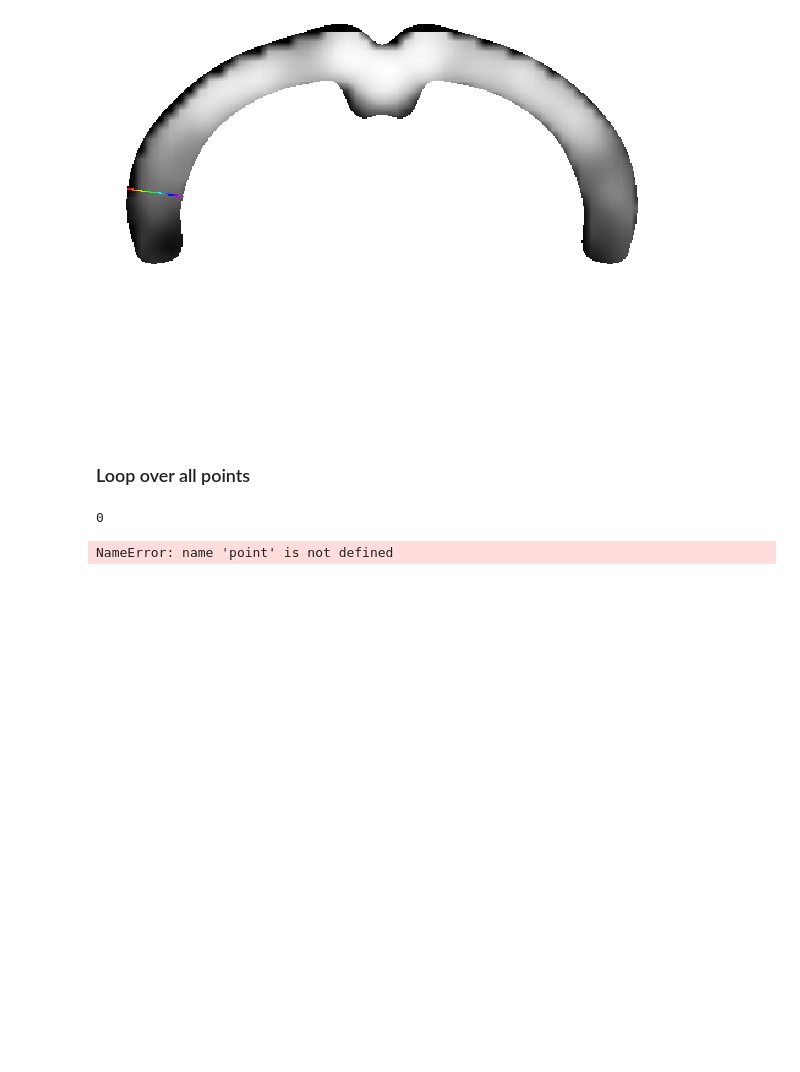
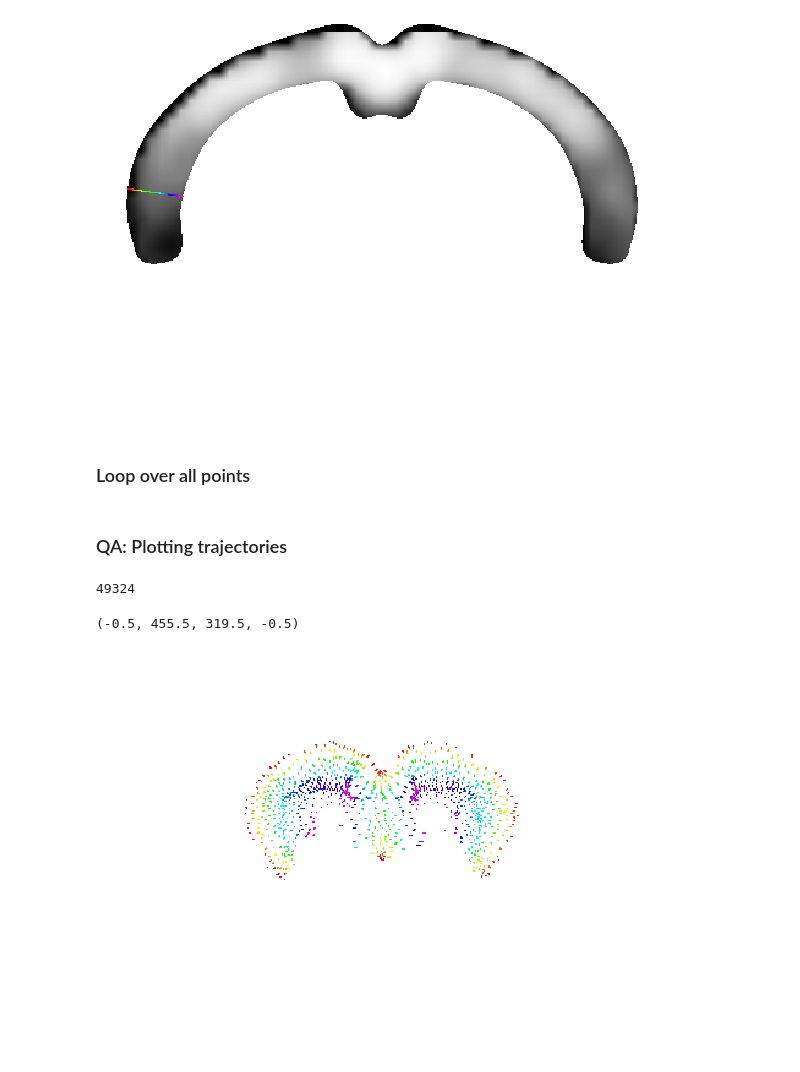
Before and after one commit to juhuntenburg/mouse_gradients, a Jupyter notebook: Mesh_sampling.ipynb, the cells around one changed output. Drawn from its saved outputs; the diff is of its cells as text; code cells hidden in the pictures; blank space fills up the shorter version.

```diff
--- a/Mesh_sampling.ipynb
+++ b/Mesh_sampling.ipynb
@@ -83,9 +84,9 @@ plt.axis('off')
 ### Loop over all points
 # %%
 mesh_data = np.zeros(len(mesh["points"]))
+qa_voxels = []
 
 for p in range(len(mesh["points"])):
-    print(p)
     sample = []
     voxels = []
     first_round = True
@@ -99,7 +100,7 @@ for p in range(len(mesh["points"])):
             first_round = False
         else:
             # move forward
-            point = point - normals[0]
+            point = point - normals[p]
             voxel = np.array(np.floor(point/25), dtype="int16")
             # check if this is a new voxel
             same_voxel = np.all(voxels[-1]==voxel)
@@ -114,7 +115,7 @@ for p in range(len(mesh["points"])):
             # when outside the cortex mask
             if np.isnan(value) == True:
                 # allow to go on for a few voxels in the beginning
-                if len(voxels) < 20:
+                if len(voxels) < 5:
                     pass
                 # if the nan occurs later, stop sampling
                 else:
@@ -124,8 +125,8 @@ for p in range(len(mesh["points"])):
                 sample.append(value)
             voxels.append(voxel)
 
+            if len(voxels) >=50:
+                break
 
     mesh_data[p] = np.nanmean(sample)
+    qa_voxels.append(voxels)
-# %% [output]
-0
-NameError: name 'point' is not defined
@@ -137,3 +141,18 @@ np.save("/home/julia/data/gradients/results/gradient0000_mesh.npy", mesh_data)
 mesh['data']=mesh_data
 # %%
 io.save_mesh("/home/julia/data/gradients/results/gradient0000_mesh.vtk", mesh)
+# %% [markdown]
+### QA: Plotting trajectories
+# %%
+qa = np.zeros_like(data)
+for p in range(len(mesh["points"])):
+    profile = qa_voxels[p]
+    if len(profile) > 5:
+        for v in range(len(profile)):
+            vox = profile[v]
+            qa[vox[0], vox[1], vox[2]] = v+1
+qa[qa==0]=np.nan
+# %%
+len(qa_voxels)
+# %% [output]
+49324
@@ -139,0 +163,8 @@ io.save_mesh("/home/julia/data/gradients/results/gradient0000_mesh.vtk", mesh)
+# %%
+x = 100
+fig = plt.figure(figsize=(10,10))
+plt.imshow(qa[x, :, :], cmap='gist_rainbow');
+plt.axis('off')
+# %% [output]
+(-0.5, 455.5, 319.5, -0.5)
+[figure, added]
```
Also changed, not shown: parts of 8 cells of this notebook.
